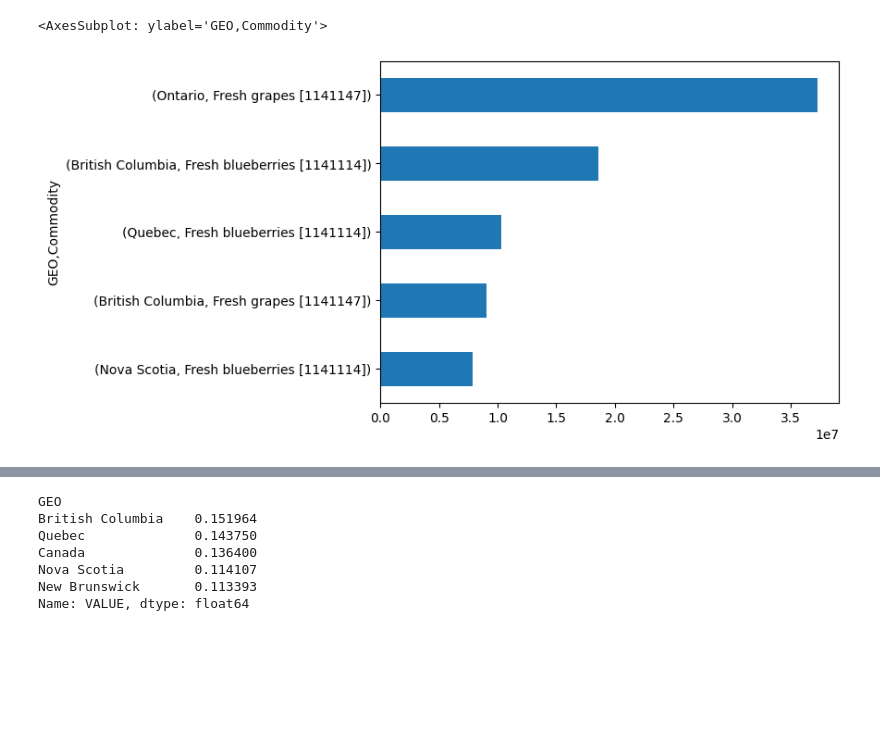
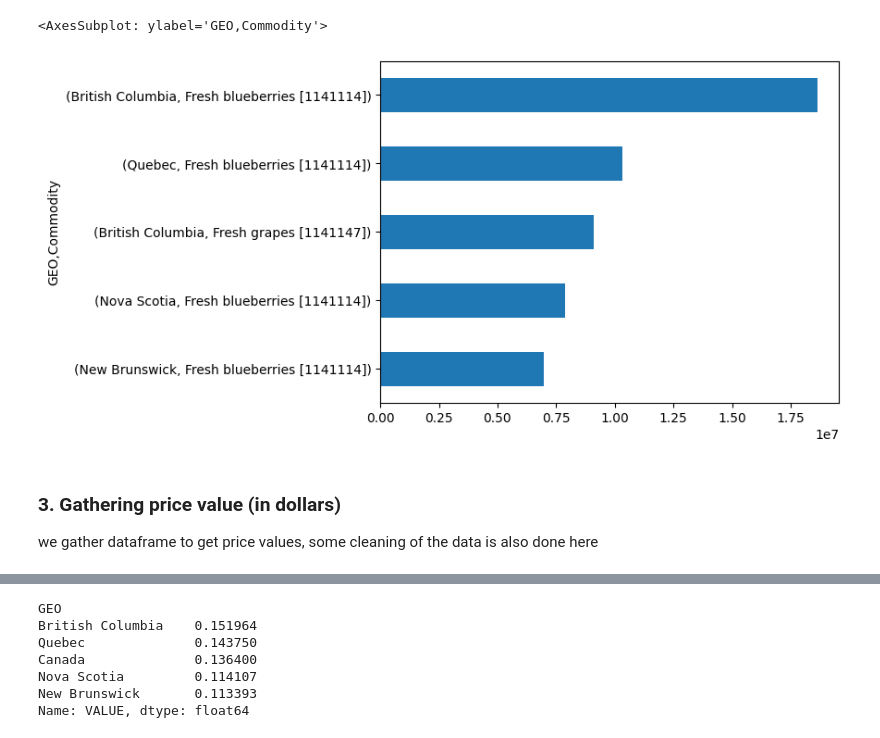
Before and after one commit to pattmehta/fruits_price_prediction, a Jupyter notebook: 32100364.ipynb, the cells around one changed output, grey strips where cells are left out. Saved outputs shown, nothing was run; the diff lists cells and outputs as text; code cells hidden in the pictures; blank space fills up the shorter version.

```diff
--- a/32100364.ipynb
+++ b/32100364.ipynb
@@ -44,6 +183,12 @@ df_pounds = df[df['Farm area, production, value'] == 'Pounds']
 df_tons = df[df['Farm area, production, value'] == 'Tons']
 df_mtonnes = df[df['Farm area, production, value'] == 'Metric tonnes']
 
-df_pounds = df_pounds.dropna(subset=['VALUE'],axis=0)
-df_tons = df_tons.dropna(subset=['VALUE'],axis=0)
-df_mtonnes = df_mtonnes.dropna(subset=['VALUE'],axis=0)
+df_pounds = drop_missing_by_column(df_pounds,'VALUE')
+df_tons = drop_missing_by_column(df_tons,'VALUE')
+df_mtonnes = drop_missing_by_column(df_mtonnes,'VALUE')
+
+pounds_to_kg(df_pounds,'VALUE')
+tons_to_kg(df_tons,'VALUE')
+mtonnes_to_kg(df_mtonnes,'VALUE')
+
+df_kg = concat_rows(df_pounds,df_tons,df_mtonnes)
@@ -64,15 +194,0 @@ df_acre.head(5)
-# %%
-df_pounds['VALUE_kg'] = df_pounds['VALUE'] * 0.453592
-df_tons['VALUE_kg'] = df_tons['VALUE'] * 907.185
-df_mtonnes['VALUE_kg'] = df_mtonnes['VALUE'] * 1000
-
-#drop inplace
-df_pounds.drop('VALUE',inplace=True,axis=1)
-df_tons.drop('VALUE',inplace=True,axis=1)
-df_mtonnes.drop('VALUE',inplace=True,axis=1)
-df_pounds.rename(columns={'VALUE_kg':'VALUE'},inplace=True)
-df_tons.rename(columns={'VALUE_kg':'VALUE'},inplace=True)
-df_mtonnes.rename(columns={'VALUE_kg':'VALUE'},inplace=True)
-
-df_kg = pd.concat([df_pounds,df_tons,df_mtonnes],axis=0,ignore_index=True)
-df_kg = df_kg[(df_kg['GEO'] != 'Maritime provinces') & (df_kg['GEO'] != 'Atlantic provinces')]
@@ -98,7 +199,10 @@ df_kg_clean = df_kg_clean.drop(drop_cols,axis=1)
 # %%
-df_kg_plot = df_kg_clean[(df_kg_clean['Commodity']=='Fresh blueberries [1141114]') | (df_kg_clean['Commodity']=='Fresh grapes [1141147]')]
+df_kg_plot = df_kg[(df_kg['Commodity']=='Fresh blueberries [1141114]') | (df_kg['Commodity']=='Fresh grapes [1141147]')]
 df_kg_plot.groupby(['GEO','Commodity'])['VALUE'].agg(np.mean).sort_values(ascending=True)[15:20].plot.barh()
 # %% [output]
 <AxesSubplot: ylabel='GEO,Commodity'>
-[figure, old version]
+[figure, new version]
+# %% [markdown]
+### 3. Gathering price value (in dollars)
+we gather dataframe to get price values, some cleaning of the data is also done here
 # %%
```
Also changed, not shown: parts of 51 cells of this notebook.
